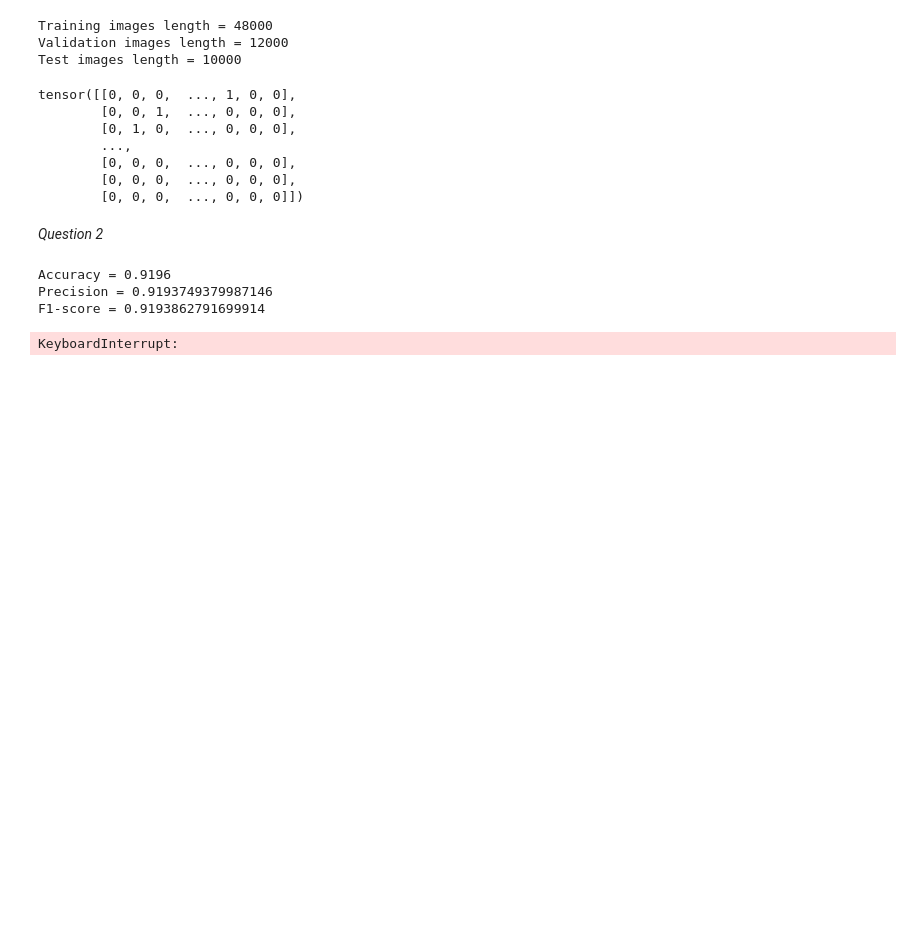
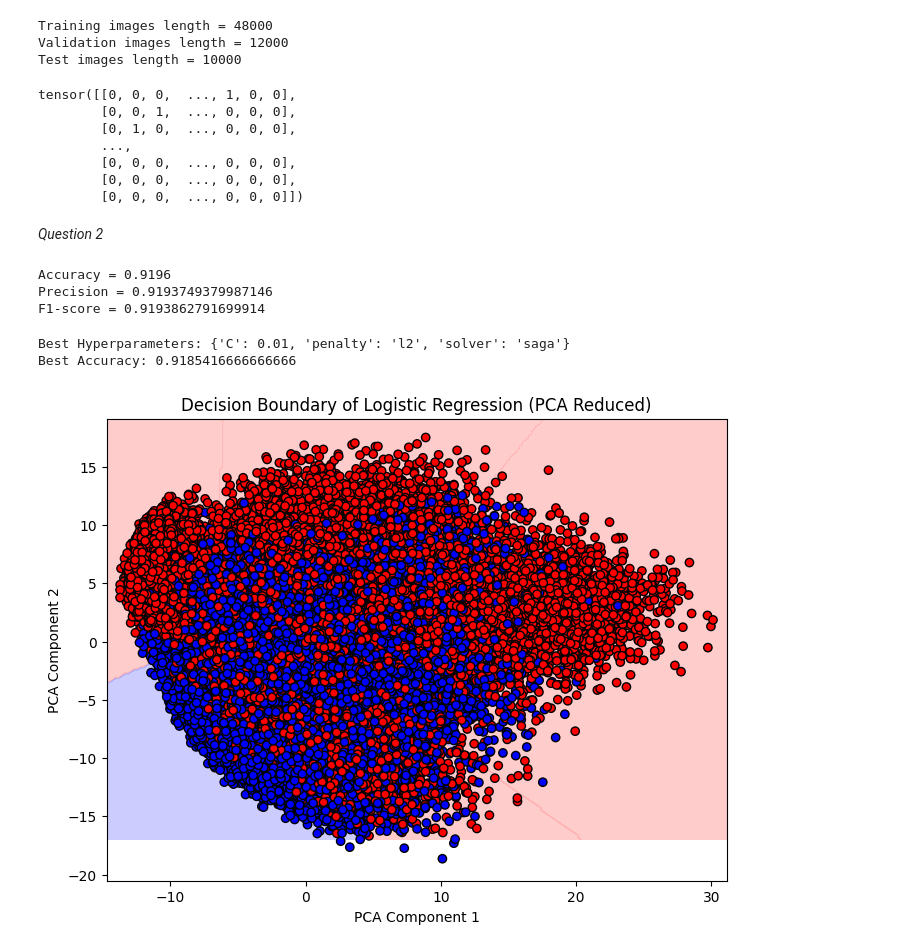
Before and after one commit to Lanaanvar/Parallel_Computing, a Jupyter notebook: ML-Lab.ipynb, the cells around one changed output. Drawn from its saved outputs; the diff is of its cells as text; code cells hidden in the pictures; blank space fills up the shorter version.

```diff
--- a/ML-Lab.ipynb
+++ b/ML-Lab.ipynb
@@ -157,15 +185,50 @@ F1-score = 0.9193862791699914
 from sklearn.model_selection import GridSearchCV
 
 param_grid = {
-    'C': [0.01, 0.1, 1, 10],
+    'C': [0.01],
     'penalty': ['l2'],
     'solver': ['saga'],
 }
 
-grid_search = GridSearchCV(model, param_grid, cv=5, scoring='accuracy', n_jobs=-1)
+grid_search = GridSearchCV(model, param_grid, cv=3, scoring='accuracy', n_jobs=-1)
 grid_search.fit(train_images, train_labels)
 
 print("Best Hyperparameters:", grid_search.best_params_)
 print("Best Accuracy:", grid_search.best_score_)
 # %% [output]
-KeyboardInterrupt:
+Best Hyperparameters: {'C': 0.01, 'penalty': 'l2', 'solver': 'saga'}
+Best Accuracy: 0.9185416666666666
+# %%
+from sklearn.decomposition import PCA
+import matplotlib.pyplot as plt
+from matplotlib.colors import ListedColormap
+
+
+pca = PCA(n_components=2)
+train_images_2d = pca.fit_transform(train_images)
+test_images_2d = pca.fit_transform(test_images)
+
+model_2d = LogisticRegression(max_iter=1000)
+model_2d.fit(train_images_2d, train_labels)
+
+x_min, x_max = train_images_2d[:, 0].min() -1, train_images_2d[:,0].max() + 1
+y_min, y_max = test_images_2d[:, 1].min() - 1, test_images_2d[:, 1].max() + 1
+xx, yy = np.meshgrid(np.linspace(x_min, x_max, 200), np.linspace(y_min, y_max, 200))
+
+# Predict labels for each point in the grid
+z = model_2d.predict(np.c_[xx.ravel(), yy.ravel()])
+z = z.reshape(xx.shape)
+
+plt.figure(figsize=(8, 6))
+cmap_background = ListedColormap(["#FFAAAA", "#AAAAFF"])  # Light red & blue
+cmap_points = ListedColormap(["#FF0000", "#0000FF"])  # Red & blue
+
+plt.contourf(xx, yy, z, cmap=cmap_background, alpha=0.6)  # Decision boundary
+plt.scatter(train_images_2d[:, 0], train_images_2d[:, 1], c=train_labels, cmap=cmap_points, edgecolors="k")
+
+plt.xlabel("PCA Component 1")
+plt.ylabel("PCA Component 2")
+plt.title("Decision Boundary of Logistic Regression (PCA Reduced)")
+plt.show()
+# %% [output]
+[figure, added]
```
Also changed, not shown: parts of 3 cells of this notebook.
